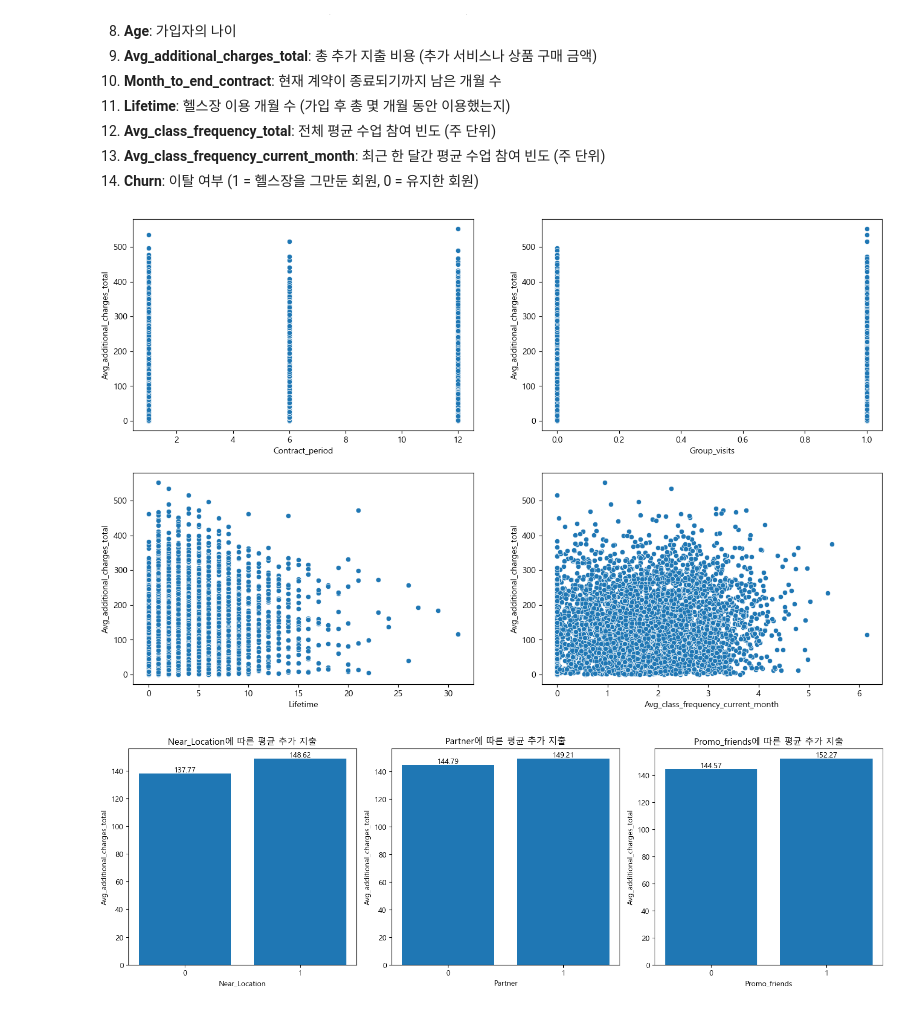
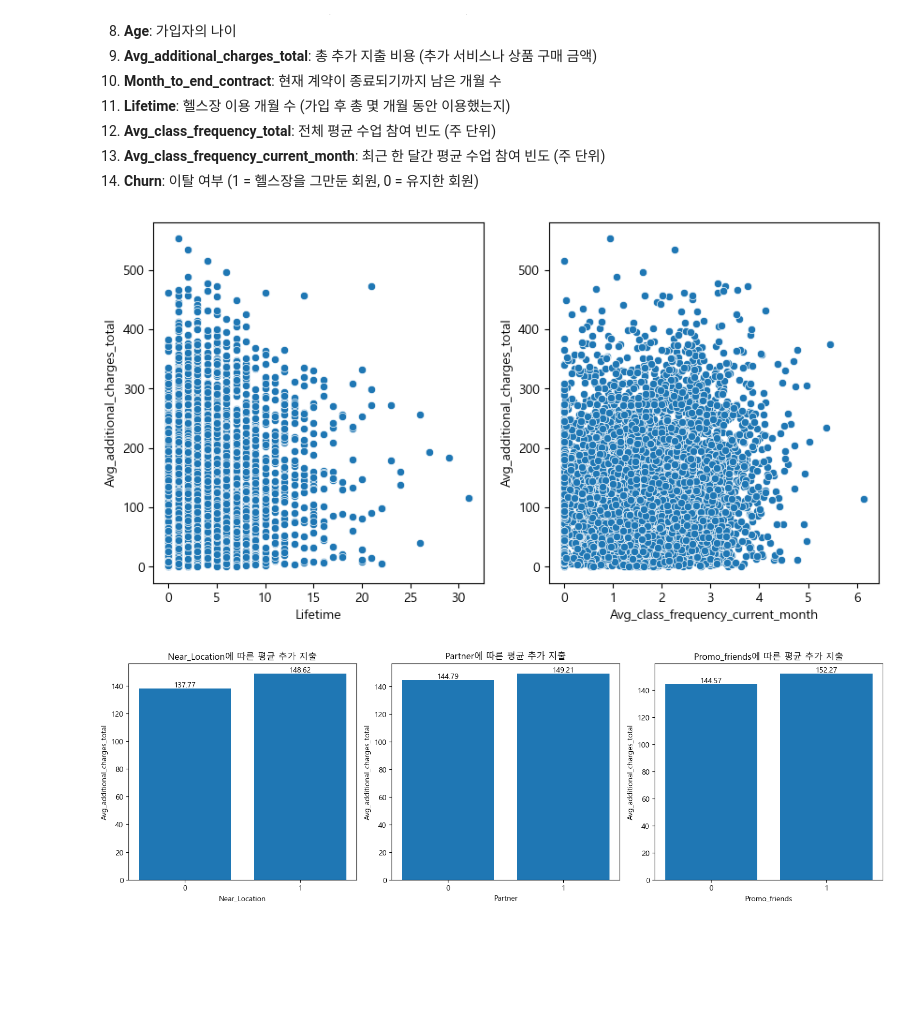
Before and after one commit to SKNETWORKS-FAMILY-AICAMP/SKN09-2nd-5Team, a Jupyter notebook: 01_data_prepocessing.ipynb, the cells around one changed output. Saved outputs shown, nothing was run; the diff lists cells and outputs as text; code cells hidden in the pictures; blank space fills up the shorter version.

Commit message:
selected_chart_file

```diff
--- a/01_data_prepocessing.ipynb
+++ b/01_data_prepocessing.ipynb
@@ -78,21 +46,20 @@ gym_df.describe()
 # %%
 # 추가 지출과 이외 컬럼들의 상관관계 그려보기
 
-fig, ax = plt.subplots(figsize=(16,10), ncols=2, nrows=2)
+fig, ax = plt.subplots(figsize=(10,5), ncols=2)
 
-columns = ['Contract_period', 'Group_visits', 'Lifetime', 'Avg_class_frequency_current_month']
+columns = ['Lifetime', 'Avg_class_frequency_current_month']
 
 for i, col_name in enumerate(columns):
-    row = i // 2
     col = i % 2
-    ax_temp = ax[row][col]
+    ax_temp = ax[col]
 
     sns.scatterplot(data=gym_df, x=col_name, y='Avg_additional_charges_total', ax =ax_temp)
 
 
 # 'Near_Location','Partner', 'Promo_friends'
 # %% [output]
-[figure, old version]
+[figure, new version]
 # %%
 # 이진 분류로 된 컬럼: Near_Location','Partner', 'Promo_friends'
 # bar chart 위에 지출 금액의 평균 띄우기!
```
Also changed, not shown: parts of 7 cells of this notebook, 1 other file.
